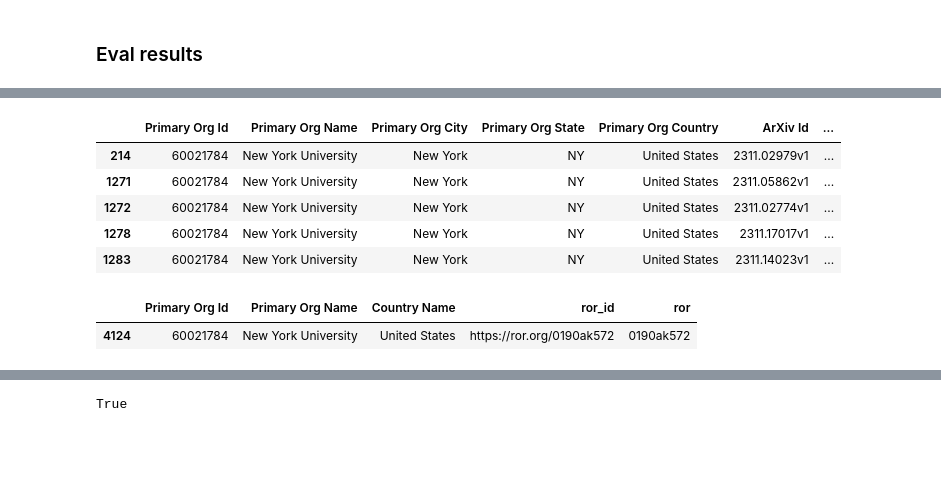
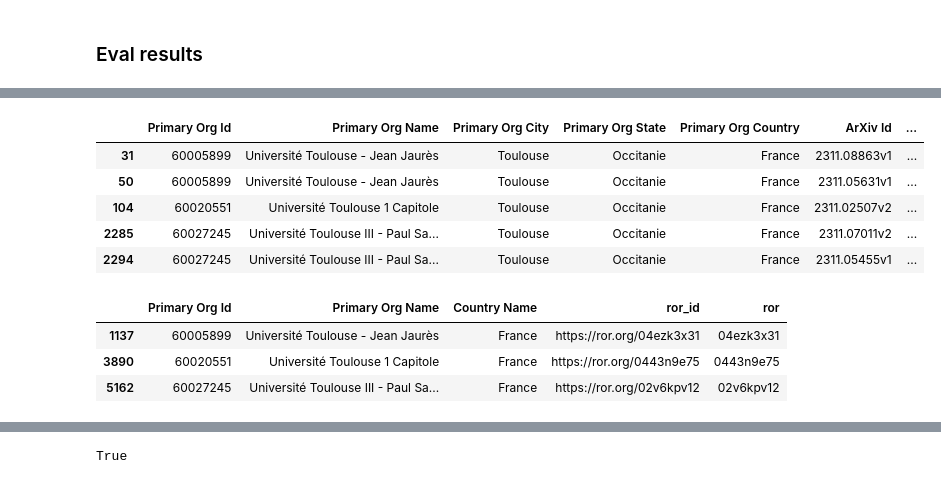
Before and after one commit to arXiv/metadata-vertexai, a Jupyter notebook: ccameron_evaluate.ipynb, the cells around one changed output, grey strips where cells are left out. Saved outputs shown, nothing was run; the diff lists cells and outputs as text; code cells hidden in the pictures; blank space fills up the shorter version.

```diff
--- a/ccameron_evaluate.ipynb
+++ b/ccameron_evaluate.ipynb
@@ -93,9 +122,6 @@ test_ids_df.shape
 # %%
-vip_df = pd.read_csv("gs://institutional-extract-scratch/reference/dashboard_institutions2023_2025-01-21.csv", dtype=str)
+vip_df = pd.read_csv("gs://institutional-extract-scratch/reference/dashboard_institutions2024_2025-05-01.csv", dtype=str)
 vip_df = vip_df[vip_df['is_consortium']=='0']
-vip_df.loc[vip_df["orgId"] == '60003088',"ror_id"] = 'https://ror.org/00y4zzh67'  # The GWU
-vip_df.loc[vip_df["orgId"] == '60009254',"ror_id"] = 'https://ror.org/02dqehb95'  # 02dqehb95, Purdue University West Lafayette
-# University of Colorado, Boulder, 02ttsq026
 vip_df.shape
 vip_df.head()
 # %% [output]
@@ -317,16 +463,18 @@ scopus_df.head()
 | 3 | 60114755 | Istituto Nazionale di Fisica Nucl... | Milan | NaN | Italy | 2311.14088v1 | ... |
 | 4 | 60115855 | Trento Institute for Fundamental ... | Povo | TN | Italy | 2311.09750v1 | ... |
 # %%
-name_txt = "New York University"
+name_txt = "Université Toulouse"
 scopus_df[scopus_df['Primary Org Name'].str.contains(name_txt)].head()
 ror_map_df[ror_map_df['Primary Org Name'].str.contains(name_txt)]
 vip_df[vip_df['name'].str.contains(name_txt)]
 # %% [output]
 |  | Primary Org Id | Primary Org Name | Primary Org City | Primary Org State | Primary Org Country | ArXiv Id | ... |
-| 214 | 60021784 | New York University | New York | NY | United States | 2311.02979v1 | ... |
-| 1271 | 60021784 | New York University | New York | NY | United States | 2311.05862v1 | ... |
-| 1272 | 60021784 | New York University | New York | NY | United States | 2311.02774v1 | ... |
-| 1278 | 60021784 | New York University | New York | NY | United States | 2311.17017v1 | ... |
-| 1283 | 60021784 | New York University | New York | NY | United States | 2311.14023v1 | ... |
+| 31 | 60005899 | Université Toulouse - Jean Jaurès | Toulouse | Occitanie | France | 2311.08863v1 | ... |
+| 50 | 60005899 | Université Toulouse - Jean Jaurès | Toulouse | Occitanie | France | 2311.05631v1 | ... |
+| 104 | 60020551 | Université Toulouse 1 Capitole | Toulouse | Occitanie | France | 2311.02507v2 | ... |
+| 2285 | 60027245 | Université Toulouse III - Paul Sa... | Toulouse | Occitanie | France | 2311.07011v2 | ... |
+| 2294 | 60027245 | Université Toulouse III - Paul Sa... | Toulouse | Occitanie | France | 2311.05455v1 | ... |
 |  | Primary Org Id | Primary Org Name | Country Name | ror_id | ror |
-| 4124 | 60021784 | New York University | United States | https://ror.org/0190ak572 | 0190ak572 |
+| 1137 | 60005899 | Université Toulouse - Jean Jaurès | France | https://ror.org/04ezk3x31 | 04ezk3x31 |
+| 3890 | 60020551 | Université Toulouse 1 Capitole | France | https://ror.org/0443n9e75 | 0443n9e75 |
+| 5162 | 60027245 | Université Toulouse III - Paul Sa... | France | https://ror.org/02v6kpv12 | 02v6kpv12 |
```
Also changed, not shown: parts of 72 cells of this notebook, 3 other files.
